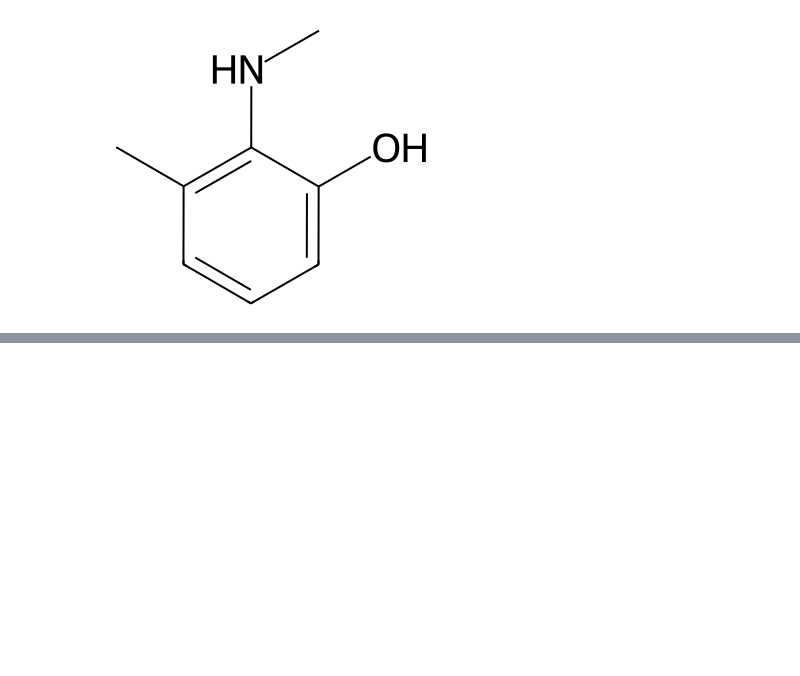
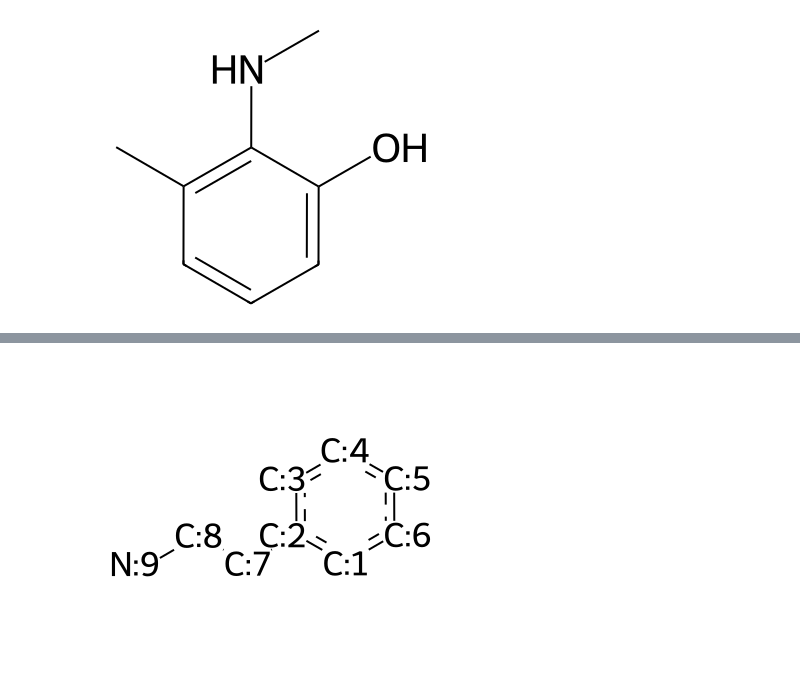
Before and after one commit to bertiewooster/RDKit-playing, a Jupyter notebook: cookbook_examples.ipynb, the cells around one changed output, grey strips where cells are left out. Cells and saved outputs as stored; diff of their text form; code cells hidden in the pictures; blank space fills up the shorter version.

Commit message:
Add Reactions: Reversing reactions (skipped several sections for now)

```diff
--- a/cookbook_examples.ipynb
+++ b/cookbook_examples.ipynb
@@ -514,0 +527,6 @@ Draw.MolsToGridImage([Chem.MolFromSmiles(smi) for smi in product_smi])
+# %%
+rxn2 = AllChem.ChemicalReaction()
+rxn.GetNumReactantTemplates()
+rxn.GetReactantTemplate(0)
+# %% [output]
+[figure, added]
```
Also changed, not shown: parts of 16 cells of this notebook.
